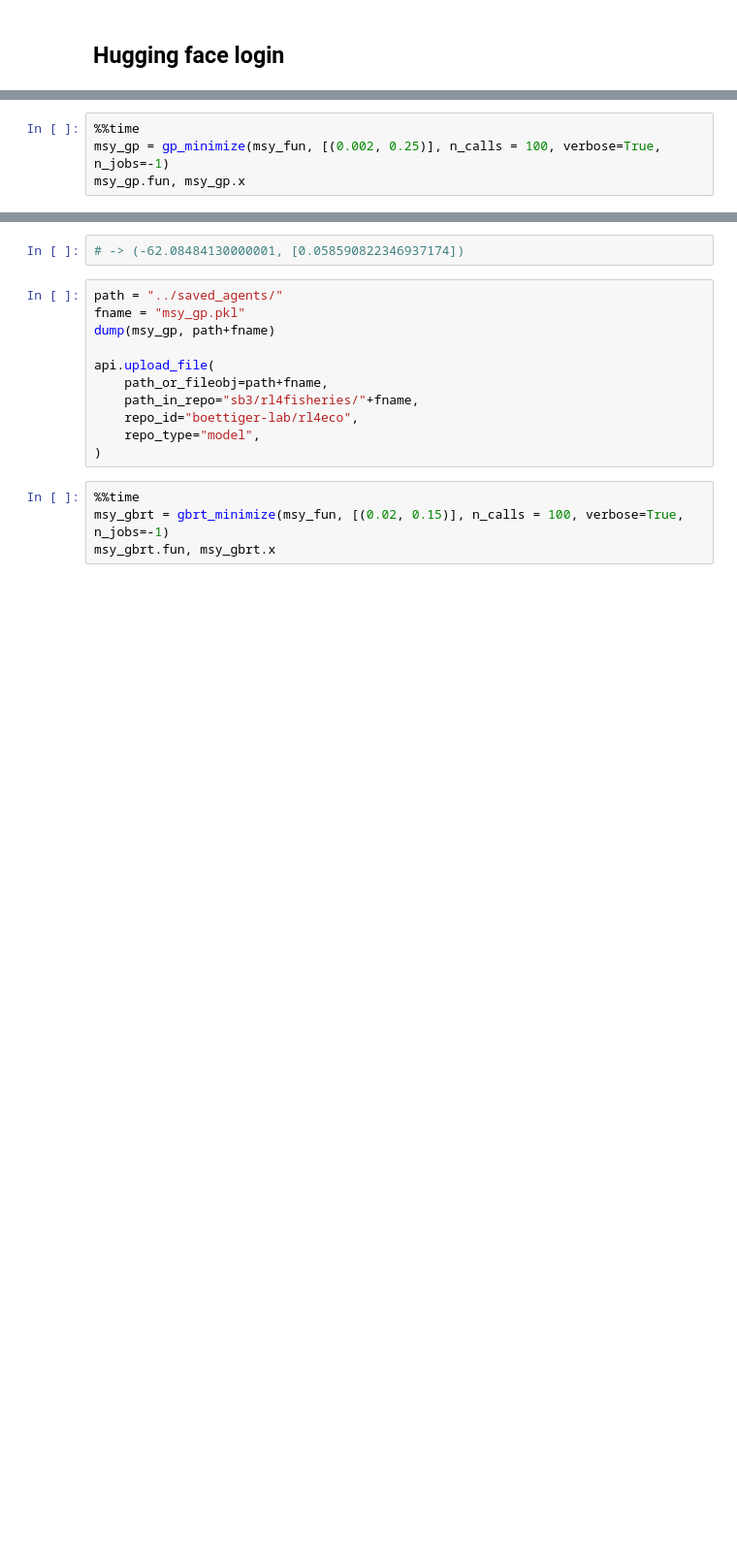
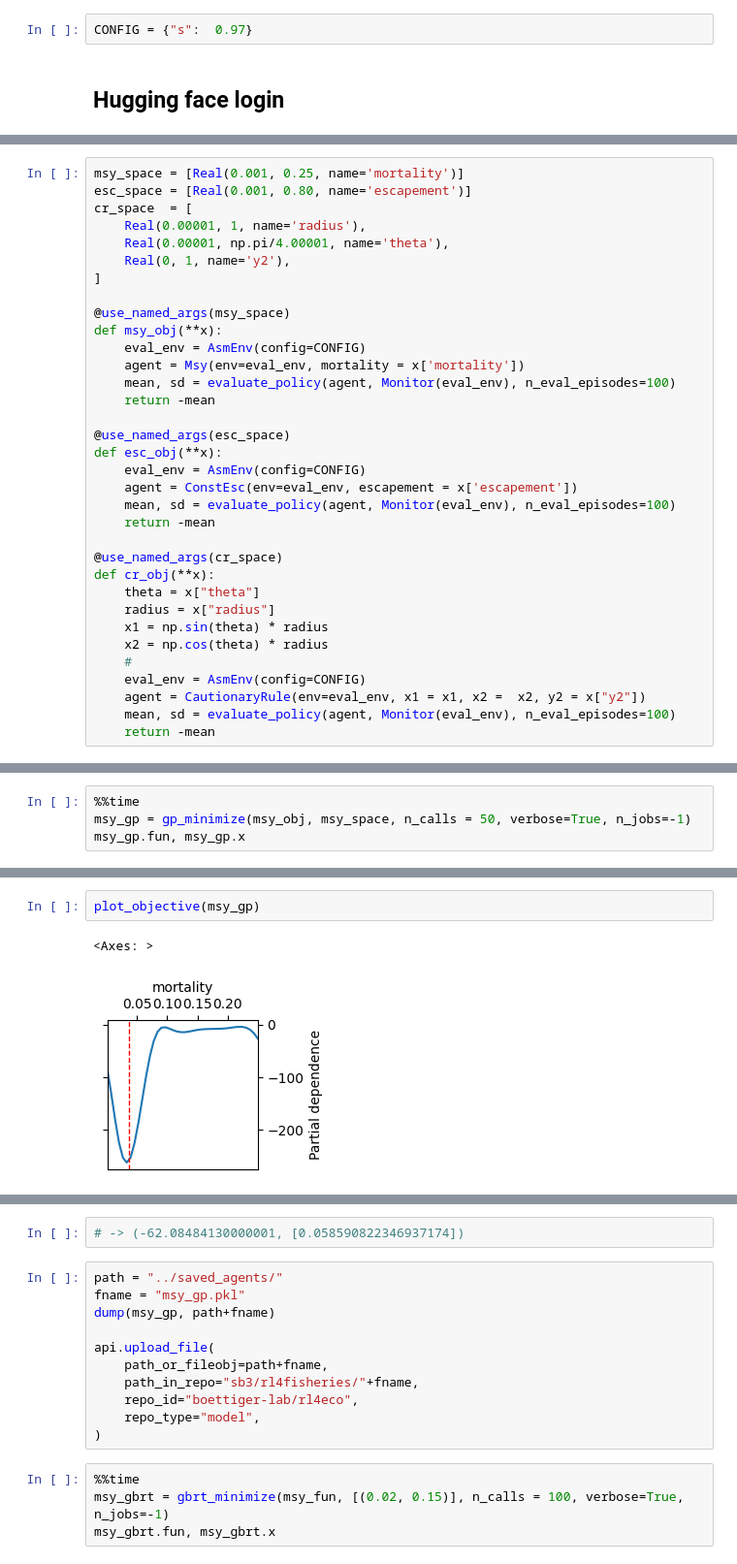
Before and after one commit to petebachant/rl4fisheries, a Jupyter notebook: notebooks/optimal-fixed-policy.ipynb, the cells around one changed output, grey strips where cells are left out. Shown at 97% size. Cells and saved outputs as stored; diff of their text form; blank space fills up the shorter version.

```diff
--- a/notebooks/optimal-fixed-policy.ipynb
+++ b/notebooks/optimal-fixed-policy.ipynb
@@ -36,3 +24,5 @@ import numpy as np
+# %%
+CONFIG = {"s":  0.97}
 # %% [markdown]
 ## Hugging face login
 # %%
@@ -53,0 +40,34 @@ def msy_fun(x):
+# %%
+msy_space = [Real(0.001, 0.25, name='mortality')]
+esc_space = [Real(0.001, 0.80, name='escapement')]
+cr_space  = [
+    Real(0.00001, 1, name='radius'),
+    Real(0.00001, np.pi/4.00001, name='theta'),
+    Real(0, 1, name='y2'),
+]
+
+@use_named_args(msy_space)
+def msy_obj(**x):
+    eval_env = AsmEnv(config=CONFIG)
+    agent = Msy(env=eval_env, mortality = x['mortality'])
+    mean, sd = evaluate_policy(agent, Monitor(eval_env), n_eval_episodes=100)
+    return -mean
+
+@use_named_args(esc_space)
+def esc_obj(**x):
+    eval_env = AsmEnv(config=CONFIG)
+    agent = ConstEsc(env=eval_env, escapement = x['escapement'])
+    mean, sd = evaluate_policy(agent, Monitor(eval_env), n_eval_episodes=100)
+    return -mean
+
+@use_named_args(cr_space)
+def cr_obj(**x):
+    theta = x["theta"]
+    radius = x["radius"]
+    x1 = np.sin(theta) * radius
+    x2 = np.cos(theta) * radius
+    #
+    eval_env = AsmEnv(config=CONFIG)
+    agent = CautionaryRule(env=eval_env, x1 = x1, x2 =  x2, y2 = x["y2"])
+    mean, sd = evaluate_policy(agent, Monitor(eval_env), n_eval_episodes=100)
+    return -mean
@@ -54,5 +80,5 @@ def msy_fun(x):
 # %%
 %%time
-msy_gp = gp_minimize(msy_fun, [(0.002, 0.25)], n_calls = 100, verbose=True, n_jobs=-1)
+msy_gp = gp_minimize(msy_obj, msy_space, n_calls = 50, verbose=True, n_jobs=-1)
 msy_gp.fun, msy_gp.x
 # %% [output]
@@ -110,0 +86,5 @@ Wall time: 49min 15s
+# %%
+plot_objective(msy_gp)
+# %% [output]
+<Axes: >
+[figure, added]
```
Also changed, not shown: parts of 32 cells of this notebook, 2 other files.
